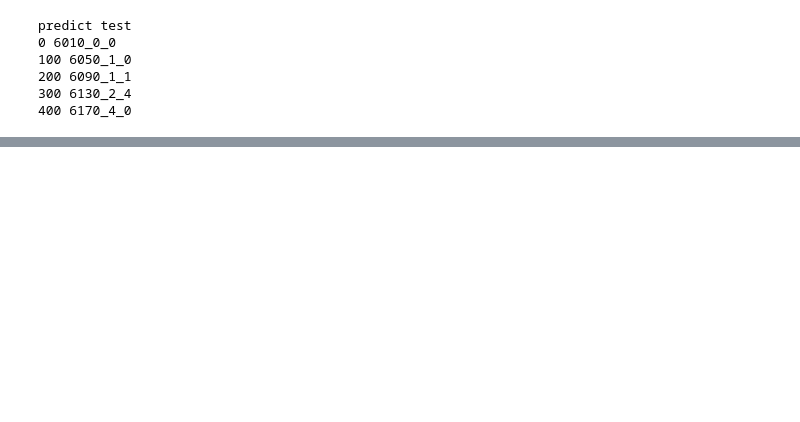
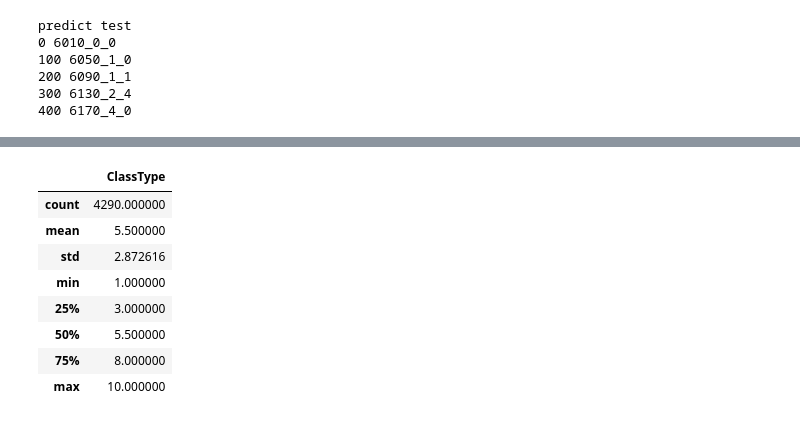
Before and after one commit to karijdempsey/learningWithKaggle, a Jupyter notebook: dstl/1.0-kd-Unet_keras2_tf-extra_bands.ipynb, the cells around one changed output, grey strips where cells are left out. Cells and saved outputs as stored; diff of their text form; code cells hidden in the pictures; blank space fills up the shorter version.

```diff
--- a/dstl/1.0-kd-Unet_keras2_tf-extra_bands.ipynb
+++ b/dstl/1.0-kd-Unet_keras2_tf-extra_bands.ipynb
@@ -261,9 +276,10 @@ let's pick some samples for validation
 # %%
 
 def get_unet():
-    inputs = Input((8, ISZ, ISZ))
+    inputs = Input((9, ISZ, ISZ))
     conv1 = Conv2D(32, (3, 3), activation='relu', padding='same')(inputs)
-    conv1 = Conv2D(32, (3, 3), activation='relu', padding='same')(conv1)
+    crop1 = Cropping2D(cropping=((16, 16), (16, 16)))(conv1)
+    conv1 = Conv2D(32, (3, 3), activation='relu', padding='same')(crop1)
     pool1 = MaxPooling2D(pool_size=(2, 2))(conv1)
 
     conv2 = Conv2D(64, (3, 3), activation='relu', padding='same')(pool1)
@@ -296,8 +312,9 @@ def get_unet():
     up9 = concatenate([Conv2DTranspose(32, (2, 2), strides=(2, 2), padding='same')(conv8), conv1], axis=1)
     conv9 = Conv2D(32, (3, 3), activation='relu', padding='same')(up9)
     conv9 = Conv2D(32, (3, 3), activation='relu', padding='same')(conv9)
+    crop9 = Cropping2D(cropping=((16, 16), (16, 16)))(conv9)
 
-    conv10 = Conv2D(N_Cls, (1, 1), activation='sigmoid')(conv9)
+    conv10 = Conv2D(N_Cls, (1, 1), activation='sigmoid')(crop9)
 
     model = Model(inputs=[inputs], outputs=[conv10])
     model.compile(optimizer=Adam(), loss='binary_crossentropy', metrics=[jaccard_coef, jaccard_coef_int, 'accuracy'])
@@ -412,26 +429,29 @@ def train_net():
     x_trn, y_trn = get_patches(img, msk)
 
     model = get_unet()
-    model.load_weights(inDir + '/weights/unet_10_jk0.7076')
+    model.load_weights(inDir + '/weights/unet_PandM_jk0.8141')
     model_checkpoint = ModelCheckpoint(inDir + '/weights/unet_tmp.hdf5', monitor='loss', save_best_only=True)
     for i in range(1):
-        model.fit(x_trn, y_trn, batch_size=64, epochs=2, verbose=1, shuffle=True,
+        model.fit(x_trn, y_trn, batch_size=64, epochs=1, verbose=1, shuffle=True,
                   callbacks=[model_checkpoint], validation_data=(x_val, y_val))
         del x_trn
         del y_trn
         x_trn, y_trn = get_patches(img, msk)
         score, trs = calc_jacc(model)
         print 'val jk', score
-        model.save_weights(inDir + '/weights/unet_10_jk%.4f' % score)
+        model.save_weights(inDir + '/weights/unet_PandM_1600_jk%.4f' % score)
 
     return model
 
 
 def predict_id(id, model, trs):
-    img = M(id)
+    img_M = M(id)
+    img_P = np.expand_dims(P(id), axis=3)
+    img = np.append(img_P, img_M, axis=2)
+#     img = M(id)
     x = stretch_n(img)
 
-    cnv = np.zeros((960, 960, 8)).astype(np.float32)
+    cnv = np.zeros((960, 960, 9)).astype(np.float32)
     prd = np.zeros((N_Cls, 960, 960)).astype(np.float32)
     cnv[:img.shape[0], :img.shape[1], :] = x
 
@@ -481,7 +501,8 @@ def make_submit():
         df.iloc[idx, 2] = shapely.wkt.dumps(scaled_pred_polygons)
         if idx % 100 == 0: print idx
     print df.head()
-    df.to_csv(inDir + '/subm/1.csv', index=False)
+    df.to_csv(inDir + '/subm/subm_unet_PandM_croplayer.csv', index=False)
+    return df
 
 
 def check_predict(id='6120_2_3'):
@@ -652,0 +587,2 @@ check_predict()
+# %%
+df = make_submit()
@@ -652,0 +696,12 @@ check_predict()
+# %%
+df.describe()
+# %% [output]
+|  | ClassType |
+| count | 4290.000000 |
+| mean | 5.500000 |
+| std | 2.872616 |
+| min | 1.000000 |
+| 25% | 3.000000 |
+| 50% | 5.500000 |
+| 75% | 8.000000 |
+| max | 10.000000 |
```
Also changed, not shown: parts of 16 cells of this notebook, 1 other file.
